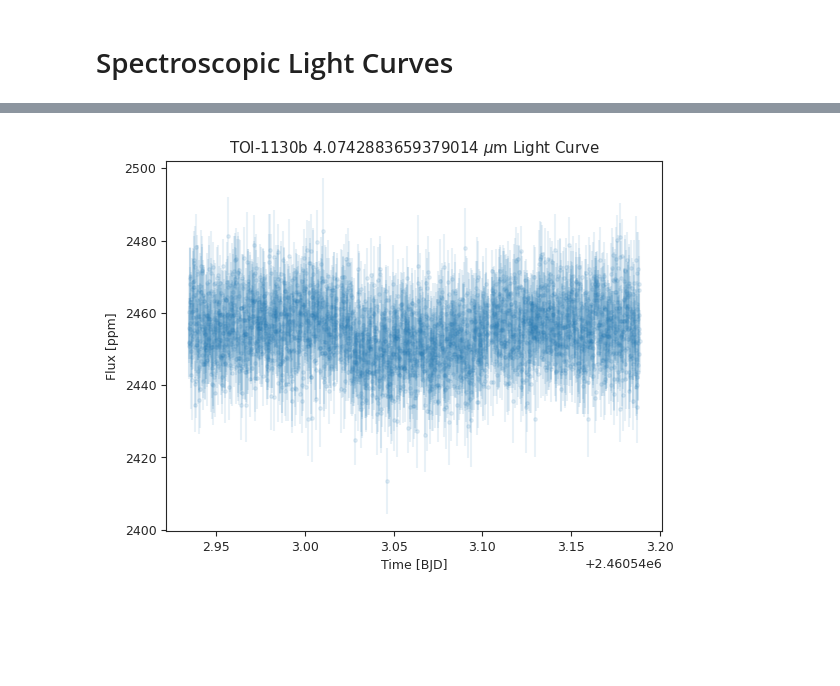
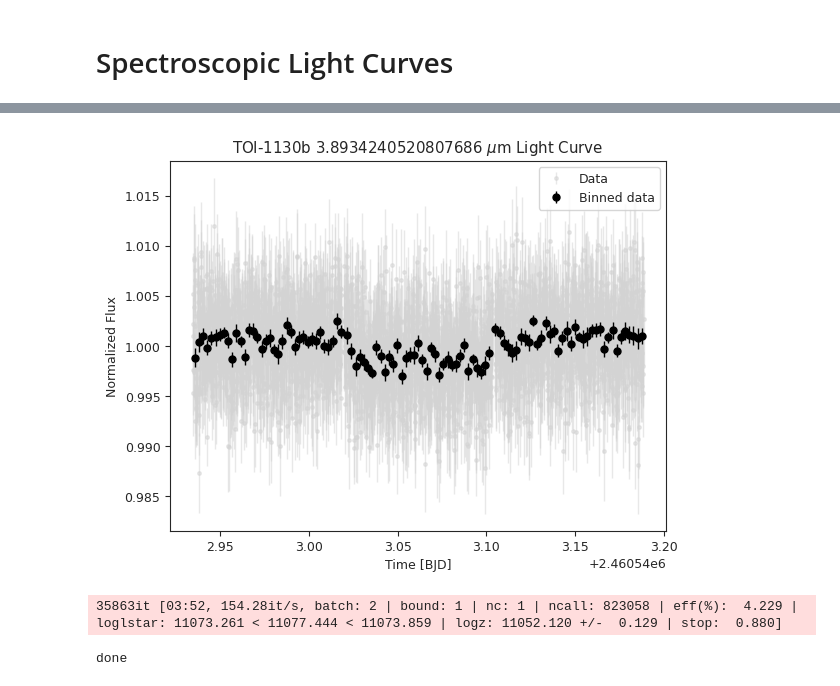
Before and after one commit to m23lau/subneptune, a Jupyter notebook: lc_fit_notebook.ipynb, the cells around one changed output, grey strips where cells are left out. Drawn from its saved outputs; the diff is of its cells as text; code cells hidden in the pictures; blank space fills up the shorter version.

```diff
--- a/lc_fit_notebook.ipynb
+++ b/lc_fit_notebook.ipynb
@@ -310,21 +290,35 @@ plt.show()
 spec_lcs = {}
 for i in range(len(bin_wl)):
     wavelength = bin_wl[i]
+
+    # Normalize each binned light curve
+    slc_med = np.nanmedian(bin_slc[:, i][:100])
     spec_lcs[wavelength] = {}
-    spec_lcs[wavelength]['f'] = bin_slc[:, i]
-    spec_lcs[wavelength]['ferr'] = bin_slc_err[:, i]
+    spec_lcs[wavelength]['f'] = bin_slc[:, i] / slc_med
+    spec_lcs[wavelength]['ferr'] = bin_slcerr[:, i] / slc_med
 
-# For NRS1, pick a wavelength between 2.8 and 3.7 micron; for NRS2, between 3.8 and 5.2; for SOSS, between 0.6 and 2.8
-# But run next cell for exact values
-trial_wl = 4.0742883659379014
-plt.errorbar(t, spec_lcs[trial_wl]['f'], yerr = spec_lcs[trial_wl]['ferr'], fmt = '.', alpha = 0.1)
-
-plt.title(pn+' '+str(trial_wl)+' $\mu$m Light Curve')
-plt.xlabel('Time [BJD]')
-plt.ylabel('Flux [ppm]')
-plt.show()
+# Run next line for exact values, then put one of the outputs as trial_wl
+# for i in spec_lcs:
+#     print(i)
-# %% [output]
-[figure, removed]
 # %%
-# for i in spec_lcs:
-#     print(i)
+# Define time and flux data points - spectroscopic light curves
+# For now, manually fit for 5 random points
+# 3.826294540727768, 4.007334699042037, 4.154542456673429, 4.361259636259716, 4.805217904505658
+
+trial_wl = 3.8934240520807686
+t = t     # Sorry I just feel like defining time again for the billionth time
+f_s = spec_lcs[trial_wl]['f']
+ferr_s = spec_lcs[trial_wl]['ferr']
+
+# Don't need to normalize since it's already normalized in the dict, so just bin
+tbin, fsbin, ferrsbin = juliet.bin_data(t, f_s, 25)
+
+plt.errorbar(t, f_s, yerr = ferr_s, fmt = '.', color = 'lightgrey', ms = 5, elinewidth = 1, alpha = 0.5, label = 'Data', zorder = 1)
+plt.errorbar(tbin, fsbin, yerr = ferrsbin, fmt = '.', color = 'k', ms = 10, elinewidth = 1, label = 'Binned data', zorder = 10)
+plt.title(pn+' '+str(trial_wl)+' $\mu$m Light Curve')
+plt.xlabel('Time [BJD]')
+plt.ylabel('Normalized Flux')
+plt.legend()
+plt.show()
+# %% [output]
+[figure, added]
@@ -330,0 +332,35 @@ plt.show()
+# %%
+# For now, only define parameters + linear model for NRS1 and 2
+# t0 = 2460543.0631091068 # for NRS1
+t0 = 2460543.0623039217 # for NRS2
+
+params = ['P_p1', 't0_p1', 'a_p1', 'b_p1', 'u1_'+itm, 'u2_'+itm, 'ecc_p1', 'omega_p1', 'p_p1',
+          'mdilution_'+itm, 'mflux_'+itm, 'sigma_w_'+itm,
+          'theta0_'+itm]
+
+dists = ['fixed', 'fixed', 'fixed', 'fixed', 'uniform', 'uniform', 'fixed', 'fixed', 'uniform',
+         'fixed', 'normal', 'loguniform',
+         'uniform']
+
+hyperps = [per, t0, a, b, [-3., 3.], [-3., 3.], ecc, omega, [0., 0.2],
+           1.0, [0., 0.1], [10., 1000.],
+          [-10, 10]]
+
+priors = juliet.generate_priors(params, dists, hyperps)
+
+# Put data into dictionaries
+times, fluxes, fluxes_err, linear_regressors, GP_regressors = {}, {}, {}, {}, {}
+times[itm], fluxes[itm], fluxes_err[itm] = t, f_s, ferr_s
+linear_regressors[itm] = regressors
+GP_regressors[itm] = regressors
+
+# Load dataset and run sampler
+dataset = juliet.load(priors = priors, t_lc = times, y_lc = fluxes, yerr_lc = fluxes_err,
+                 linear_regressors_lc = linear_regressors,
+                 ld_laws = 'quadratic', out_folder = pn+'_'+str(trial_wl)+'_fit')
+
+results = dataset.fit(sampler = 'dynamic_dynesty', nthreads = 3, verbose = True, n_live_points = 1000)
+print('done')
+# %% [output]
+35863it [03:52, 154.28it/s, batch: 2 | bound: 1 | nc: 1 | ncall: 823058 | eff(%):  4.229 | loglstar: 11073.261 < 11077.444 < 11073.859 | logz: 11052.120 +/-  0.129 | stop:  0.880]
+done
```
Also changed, not shown: parts of 14 cells of this notebook.
